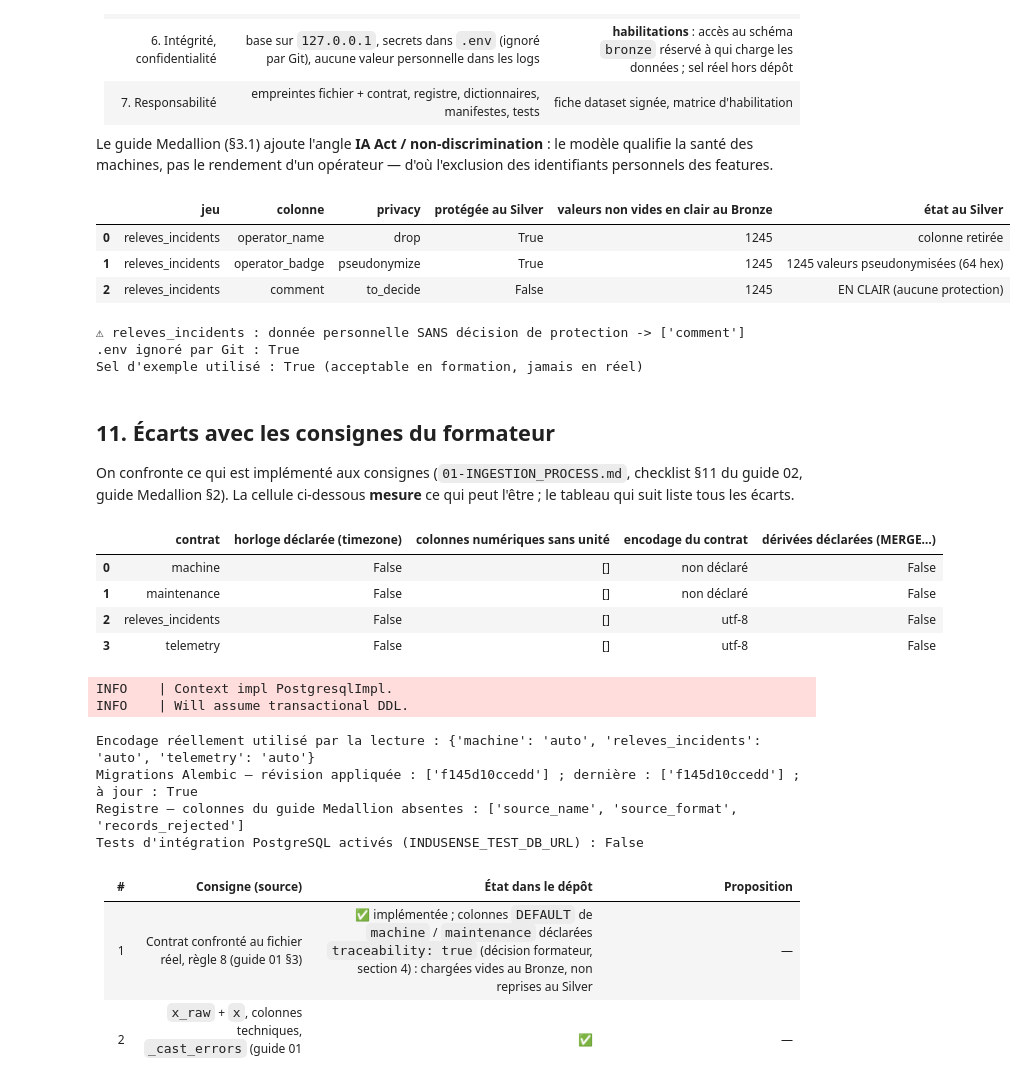
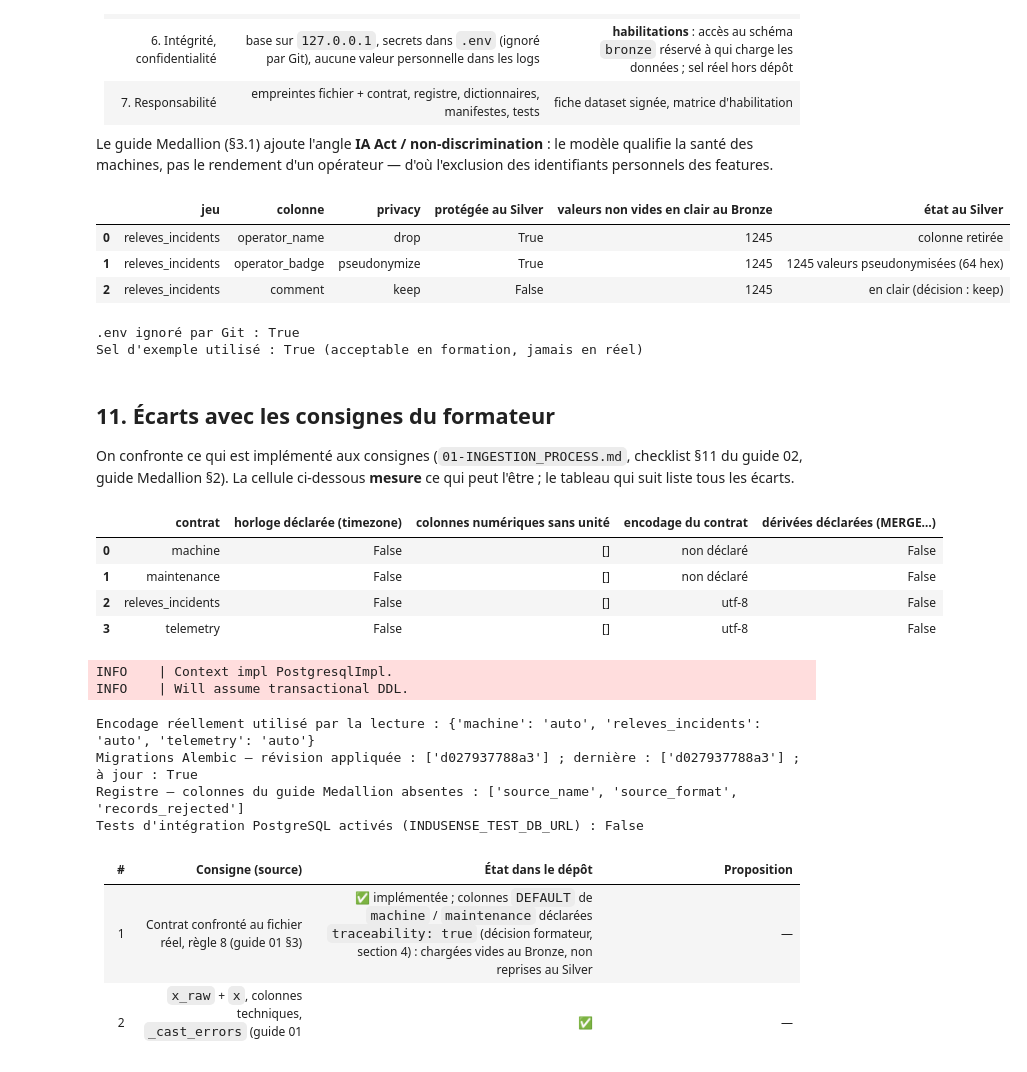
Before and after one commit to lunalittle08-pixel/formation-IA, a Jupyter notebook: notebooks/02_bronze_journal_de_bord.ipynb, the cells around one changed output. Cells and saved outputs as stored; diff of their text form; code cells hidden in the pictures.

```diff
--- a/notebooks/02_bronze_journal_de_bord.ipynb
+++ b/notebooks/02_bronze_journal_de_bord.ipynb
@@ -609,37 +609,37 @@ for ls, ds, _ in accepted:
     for col in [x for x in c["schema"]["columns"] if x.get("pii")]:
         name = col["name"]
         en_clair = q(f'''SELECT count(*) AS n FROM "{B}"."{ds.id}" WHERE trim("{name}{cfg.raw_suffix}") <> ''
                     ''')["n"][0] if ds.id in tables else None
         silver = "table absente"
         if name not in to_protect:
-            silver = "EN CLAIR (aucune protection)"
+            silver = ("en clair (décision : keep)" if col.get("privacy") == "keep"
+                      else "EN CLAIR (aucune protection)")
         elif ds.id in silver_tables:
             cols_silver = q("SELECT column_name FROM information_schema.columns WHERE table_schema = :s "
                             "AND table_name = :t", s=cfg.silver_schema, t=ds.id)["column_name"].tolist()
             if name not in cols_silver:
                 silver = "colonne retirée"
             else:
                 n_hash = q(f'''SELECT count(*) AS n FROM "{cfg.silver_schema}"."{ds.id}"
                              WHERE "{name}" ~ '^[0-9a-f]{{64}}$' ''')["n"][0]
                 silver = f"{n_hash} valeurs pseudonymisées (64 hex)"
         rows.append({"jeu": ds.id, "colonne": name, "privacy": col.get("privacy"),
                      "protégée au Silver": name in to_protect,
                      "valeurs non vides en clair au Bronze": en_clair, "état au Silver": silver})
 display(pd.DataFrame(rows))
 
 for ls, ds, _ in accepted:
-    undecided = undecided_pii_columns(contracts[ds.id], cfg.pseudonymize_privacy)
+    undecided = undecided_pii_columns(contracts[ds.id])
     if undecided:
         print(f"⚠ {ds.id} : donnée personnelle SANS décision de protection -> {undecided}")
 print(".env ignoré par Git :", ".env" in (ROOT / ".gitignore").read_text(encoding="utf-8").split())
 print("Sel d'exemple utilisé :", env.anonymisation_salt == "dev-salt-indusense-change-me",
       "(acceptable en formation, jamais en réel)")
 # %% [output]
 |  | jeu | colonne | privacy | protégée au Silver | valeurs non vides en clair au Bronze | état au Silver |
 | 0 | releves_incidents | operator_name | drop | True | 1245 | colonne retirée |
 | 1 | releves_incidents | operator_badge | pseudonymize | True | 1245 | 1245 valeurs pseudonymisées (64 hex) |
-| 2 | releves_incidents | comment | to_decide | False | 1245 | EN CLAIR (aucune protection) |
+| 2 | releves_incidents | comment | keep | False | 1245 | en clair (décision : keep) |
-⚠ releves_incidents : donnée personnelle SANS décision de protection -> ['comment']
 .env ignoré par Git : True
 Sel d'exemple utilisé : True (acceptable en formation, jamais en réel)
 # %% [markdown]
@@ -680,7 +680,7 @@ print("Tests d'intégration PostgreSQL activés (INDUSENSE_TEST_DB_URL) :",
 INFO    | Context impl PostgresqlImpl.
 INFO    | Will assume transactional DDL.
 Encodage réellement utilisé par la lecture : {'machine': 'auto', 'releves_incidents': 'auto', 'telemetry': 'auto'}
-Migrations Alembic — révision appliquée : ['f145d10ccedd'] ; dernière : ['f145d10ccedd'] ; à jour : True
+Migrations Alembic — révision appliquée : ['d027937788a3'] ; dernière : ['d027937788a3'] ; à jour : True
 Registre — colonnes du guide Medallion absentes : ['source_name', 'source_format', 'records_rejected']
 Tests d'intégration PostgreSQL activés (INDUSENSE_TEST_DB_URL) : False
 # %% [markdown]
```
Also changed, not shown: parts of 4 cells of this notebook, 5 other files.
